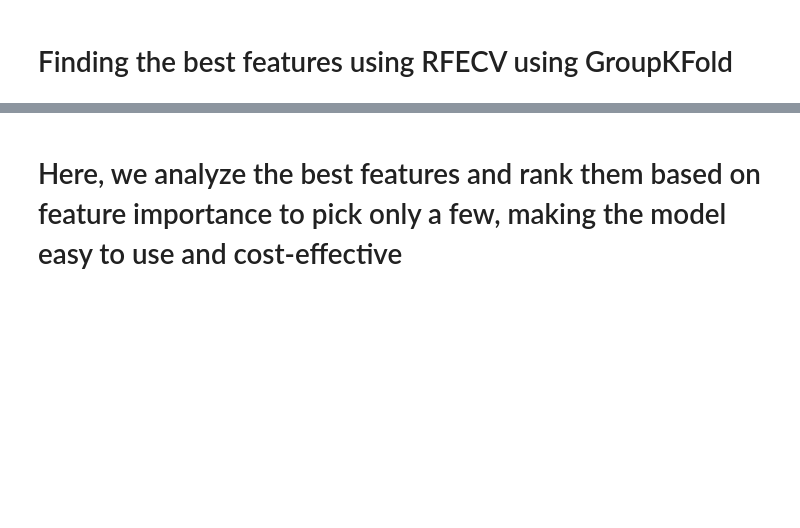
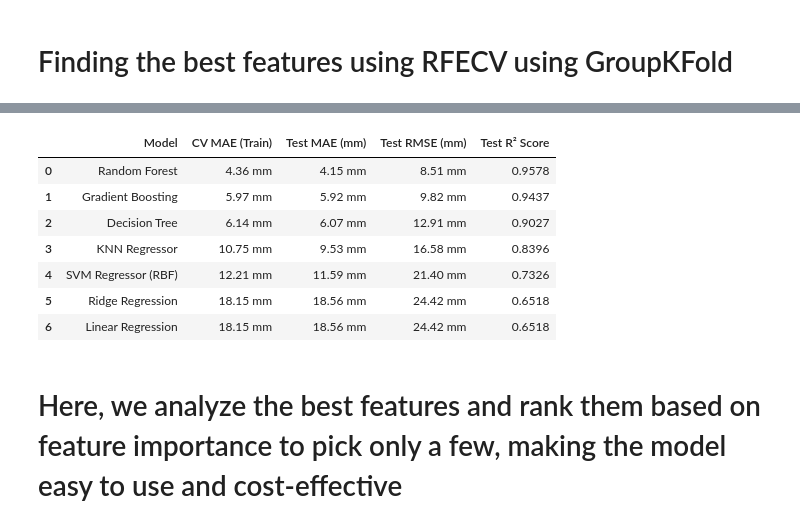
Before and after one commit to ShabeebMhd/Irrigation-water-requirement-prediction, a Jupyter notebook: Preprocessing/Corrected_Irrigation water requirement prediction.ipynb, the cells around one changed output, grey strips where cells are left out. Saved outputs shown, nothing was run; the diff lists cells and outputs as text; code cells hidden in the pictures; blank space fills up the shorter version.

```diff
--- a/Preprocessing/Corrected_Irrigation water requirement prediction.ipynb
+++ b/Preprocessing/Corrected_Irrigation water requirement prediction.ipynb
@@ -878,0 +844,77 @@ plt.show()
+# %%
+from sklearn.model_selection import cross_val_score, GroupKFold
+from sklearn.linear_model import LinearRegression, Ridge
+from sklearn.neighbors import KNeighborsRegressor
+from sklearn.svm import SVR
+from sklearn.tree import DecisionTreeRegressor
+from sklearn.ensemble import RandomForestRegressor, GradientBoostingRegressor
+from sklearn.metrics import mean_absolute_error, mean_squared_error, r2_score
+import pandas as pd
+import numpy as np
+
+# 1. Group-based cross-validation setup
+cv5 = GroupKFold(n_splits=5)
+
+# CHANGED: Extract aligned group IDs matching the exact index of your X_train_pre matrix
+train_groups = df.loc[X_train_pre.index, 'Field_Cycle_ID']
+
+# 2. Rebuilt Model Suite for Continuous Net Irrigation Predictions
+REGRESSION_MODELS = {
+    "Linear Regression":  LinearRegression(),
+    "Ridge Regression":   Ridge(alpha=1.0, random_state=42),
+    "KNN Regressor":       KNeighborsRegressor(n_neighbors=5),
+    "SVM Regressor (RBF)": SVR(kernel="rbf", C=1.0),
+    "Decision Tree":       DecisionTreeRegressor(random_state=42),
+    "Random Forest":       RandomForestRegressor(random_state=42, n_estimators=100, n_jobs=-1),
+    "Gradient Boosting":   GradientBoostingRegressor(random_state=42, n_estimators=100),
+}
+
+results = []
+for name, model in REGRESSION_MODELS.items():
+
+    # 3. Step A: Cross-Validation using Negative MAE with Group Constraints
+    # CHANGED: Replaced X_train_selected with X_train_pre
+    cv_scores = cross_val_score(
+        model,
+        X_train_pre,
+        y_train,
+        cv=cv5,
+        groups=train_groups,
+        scoring='neg_mean_absolute_error',
+        n_jobs=-1
+    )
+    mean_cv_mae = -cv_scores.mean()
+
+    # 4. Step B: Train ONCE on the pre-selection training matrix to predict on the pre-selection test set
+    # CHANGED: Replaced X_train_selected/X_test_selected with X_train_pre/X_test_pre
+    model.fit(X_train_pre, y_train)
+    y_pred = model.predict(X_test_pre)
+
+    # 5. Calculate exact performance metrics
+    mae  = mean_absolute_error(y_test, y_pred)
+    rmse = np.sqrt(mean_squared_error(y_test, y_pred))
+    r2   = r2_score(y_test, y_pred)
+
+    # 6. Collect all metrics for this model row
+    results.append({
+        "Model": name,
+        "CV MAE (Train)": mean_cv_mae,
+        "Test MAE (mm)":  mae,
+        "Test RMSE (mm)": rmse,
+        "Test R² Score":  r2
+    })
+
+# 7. Turn into a DataFrame and rank by the lowest Cross-Validation error
+benchmark_table_selected = pd.DataFrame(results)
+benchmark_table_selected = benchmark_table_selected.sort_values(by="CV MAE (Train)", ascending=True).reset_index(drop=True)
+
+# 8. Format the final output table for clean presentation
+benchmark_table_selected["CV MAE (Train)"] = benchmark_table_selected["CV MAE (Train)"].map(lambda x: f"{x:.2f} mm")
+benchmark_table_selected["Test MAE (mm)"]  = benchmark_table_selected["Test MAE (mm)"].map(lambda x: f"{x:.2f} mm")
+benchmark_table_selected["Test RMSE (mm)"] = benchmark_table_selected["Test RMSE (mm)"].map(lambda x: f"{x:.2f} mm")
+benchmark_table_selected["Test R² Score"]  = benchmark_table_selected["Test R² Score"].map(lambda x: f"{x:.4f}")
+
+print("\n📊 PRODUCTION MODEL BENCHMARK TABLE (Ranked by Lowest CV MAE with GroupKFold)")
+print("="*95)
+display(benchmark_table_selected)
+# %% [output]
@@ -879,3 +923,11 @@ plt.show()
+|  | Model | CV MAE (Train) | Test MAE (mm) | Test RMSE (mm) | Test R² Score |
+| 0 | Random Forest | 4.36 mm | 4.15 mm | 8.51 mm | 0.9578 |
+| 1 | Gradient Boosting | 5.97 mm | 5.92 mm | 9.82 mm | 0.9437 |
+| 2 | Decision Tree | 6.14 mm | 6.07 mm | 12.91 mm | 0.9027 |
+| 3 | KNN Regressor | 10.75 mm | 9.53 mm | 16.58 mm | 0.8396 |
+| 4 | SVM Regressor (RBF) | 12.21 mm | 11.59 mm | 21.40 mm | 0.7326 |
+| 5 | Ridge Regression | 18.15 mm | 18.56 mm | 24.42 mm | 0.6518 |
+| 6 | Linear Regression | 18.15 mm | 18.56 mm | 24.42 mm | 0.6518 |
 # %% [markdown]
 # Here, we analyze the best features and rank them based on feature importance to pick only a few, making the model easy to use and  cost-effective
 # %%
```
Also changed, not shown: parts of 21 cells of this notebook.
